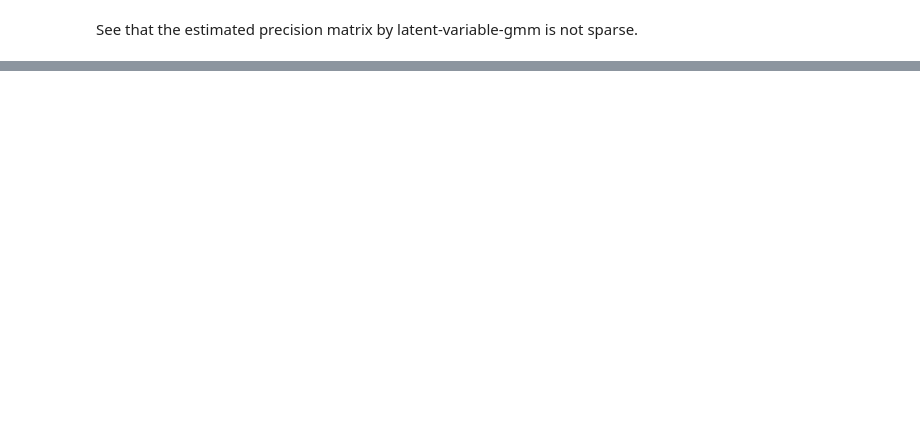
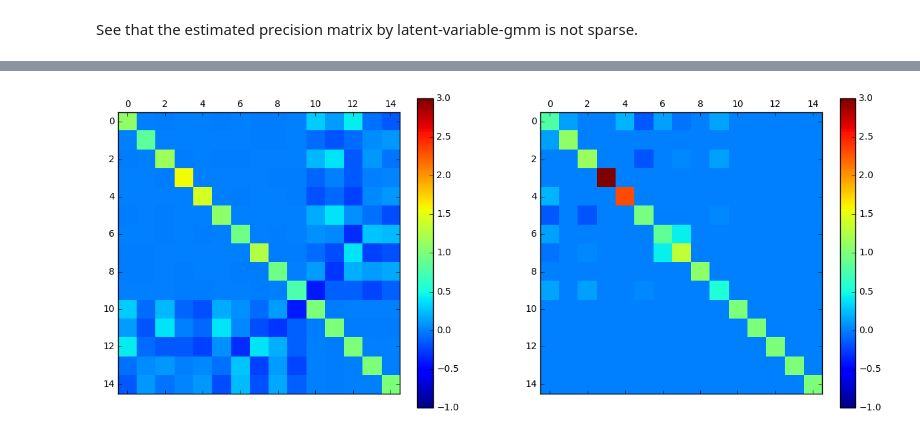
Before and after one commit to TianpeiLuke/LatNet, a Jupyter notebook: experiments/25022017_02.ipynb, the cells around one changed output, grey strips where cells are left out. Cells and saved outputs as stored; diff of their text form; code cells hidden in the pictures; blank space fills up the shorter version.

```diff
--- a/experiments/25022017_02.ipynb
+++ b/experiments/25022017_02.ipynb
@@ -290,0 +333,17 @@ See that the estimated precision matrix by latent-variable-gmm is not sparse.
+# %%
+# the support of learned inverse covariance matrix and the support of adjacency matrix
+fig2= plt.figure(2, figsize=(15,6))
+ax = fig2.add_subplot(121)
+cax = ax.matshow(prec_all_list_cvx[-1],  vmin=-1, vmax=3)
+fig2.colorbar(cax)
+
+ax = fig2.add_subplot(122)
+cax = ax.matshow(prec_all_list[-1],  vmin=-1, vmax=3)
+fig2.colorbar(cax)
+
+
+plt.show()
+filename = "../figures/"+strftime("%d%m%Y_%H%M%S", gmtime()) + "_precision_bin.eps"
+if savefigure : fig2.savefig(filename)
+# %% [output]
+[figure, added]
```
Also changed, not shown: parts of 12 cells of this notebook.
